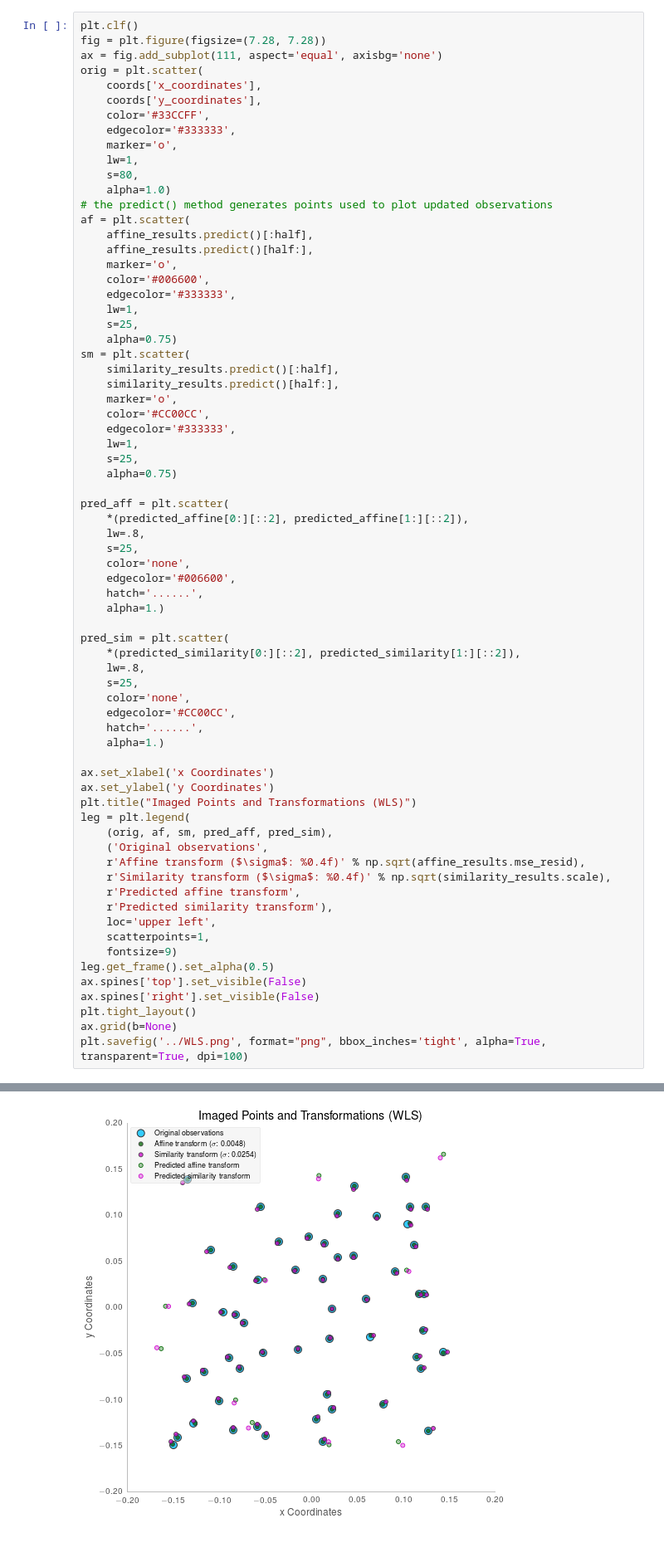
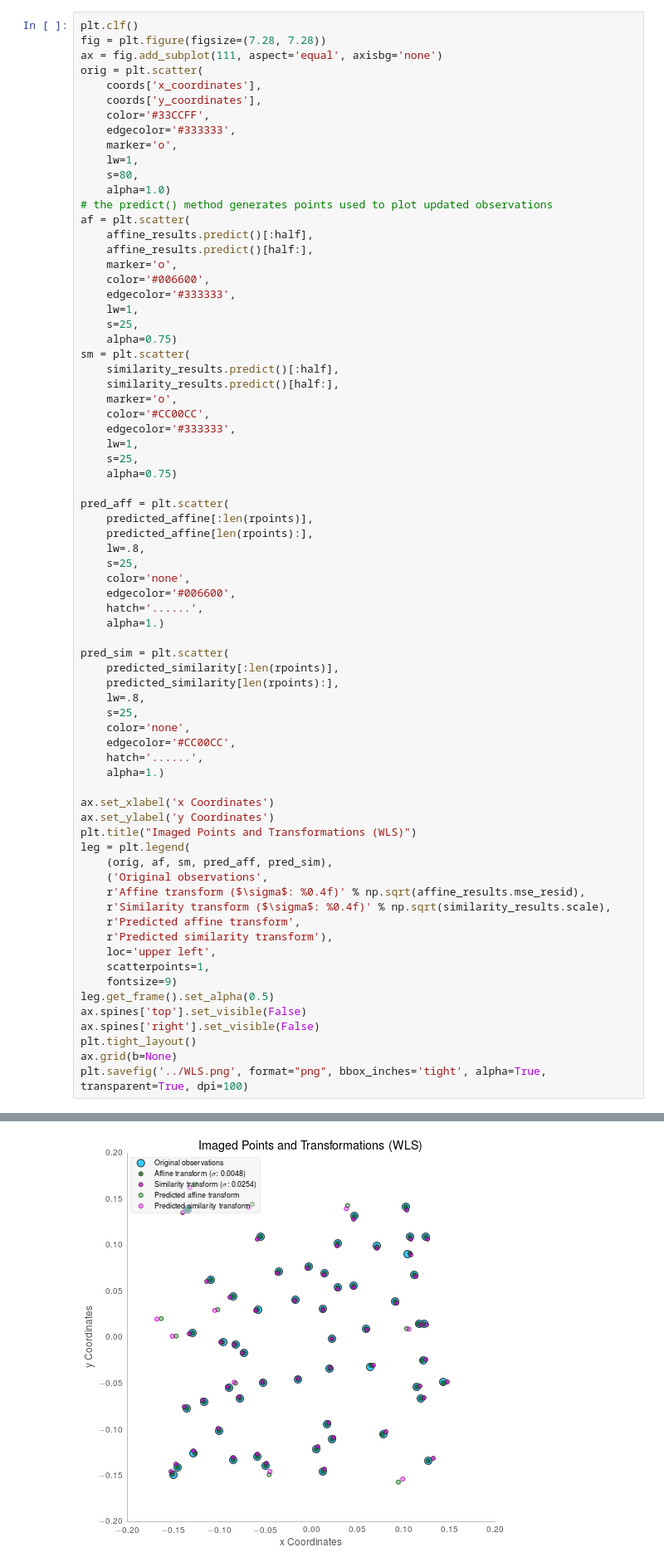
Before and after one commit to urschrei/linalg, a Jupyter notebook: notebooks/weighted_least_squares.ipynb, the cells around one changed output, grey strips where cells are left out. Shown at 83% size. Cells and saved outputs as stored; diff of their text form.

```diff
--- a/notebooks/weighted_least_squares.ipynb
+++ b/notebooks/weighted_least_squares.ipynb
@@ -292,7 +292,8 @@ sm = plt.scatter(
     alpha=0.75)
 
 pred_aff = plt.scatter(
-    *(predicted_affine[0:][::2], predicted_affine[1:][::2]),
+    predicted_affine[:len(rpoints)],
+    predicted_affine[len(rpoints):],
     lw=.8,
     s=25,
     color='none',
@@ -301,36 +302,37 @@ pred_aff = plt.scatter(
     alpha=1.)
 
 pred_sim = plt.scatter(
-    *(predicted_similarity[0:][::2], predicted_similarity[1:][::2]),
+    predicted_similarity[:len(rpoints)],
+    predicted_similarity[len(rpoints):],
     lw=.8,
     s=25,
     color='none',
     edgecolor='#CC00CC',
     hatch='......',
     alpha=1.)
 
 ax.set_xlabel('x Coordinates')
 ax.set_ylabel('y Coordinates')
 plt.title("Imaged Points and Transformations (WLS)")
 leg = plt.legend(
     (orig, af, sm, pred_aff, pred_sim),
     ('Original observations',
     r'Affine transform ($\sigma$: %0.4f)' % np.sqrt(affine_results.mse_resid),
     r'Similarity transform ($\sigma$: %0.4f)' % np.sqrt(similarity_results.scale),
     r'Predicted affine transform',
     r'Predicted similarity transform'),
     loc='upper left',
     scatterpoints=1,
     fontsize=9)
 leg.get_frame().set_alpha(0.5)
 ax.spines['top'].set_visible(False)
 ax.spines['right'].set_visible(False)
 plt.tight_layout()
 ax.grid(b=None)
 plt.savefig('../WLS.png', format="png", bbox_inches='tight', alpha=True, transparent=True, dpi=100)
 # %% [output]
 <matplotlib.figure.Figure at 0x...>
-[figure, old version]
+[figure, new version]
 # %% [markdown]
 ## Conclusion
 # %% [markdown]
```
Also changed, not shown: parts of 5 cells of this notebook, 1 other file.
